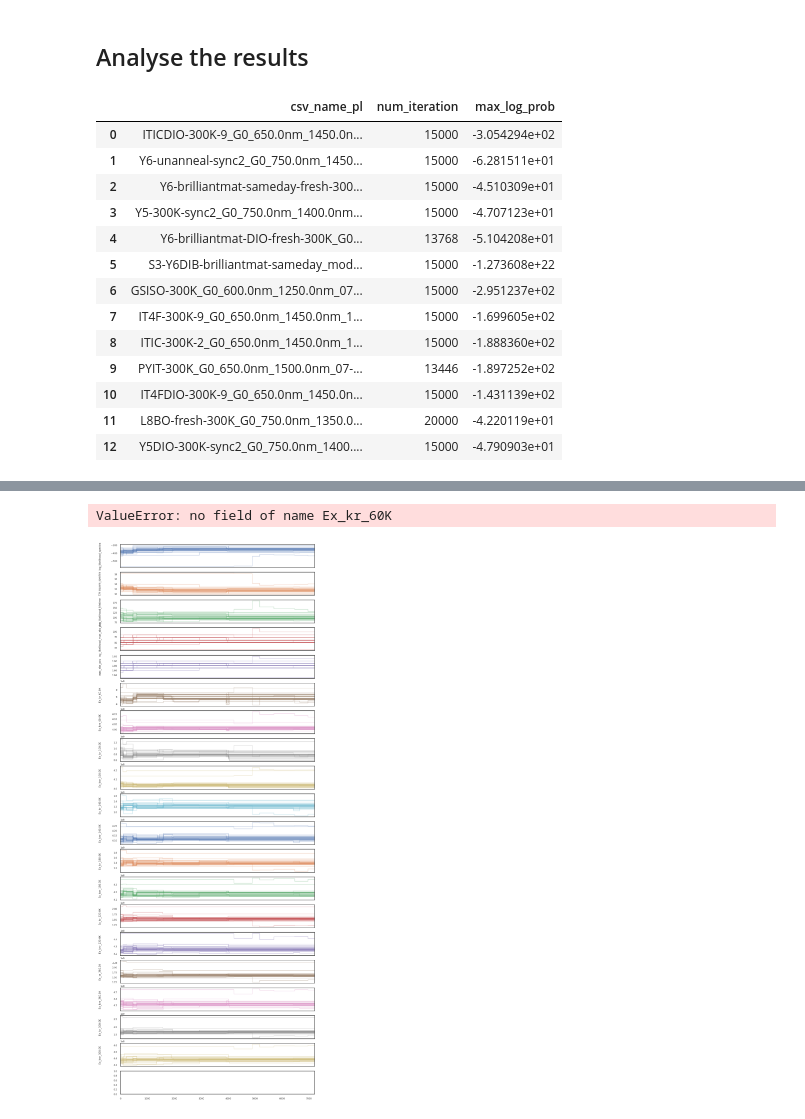
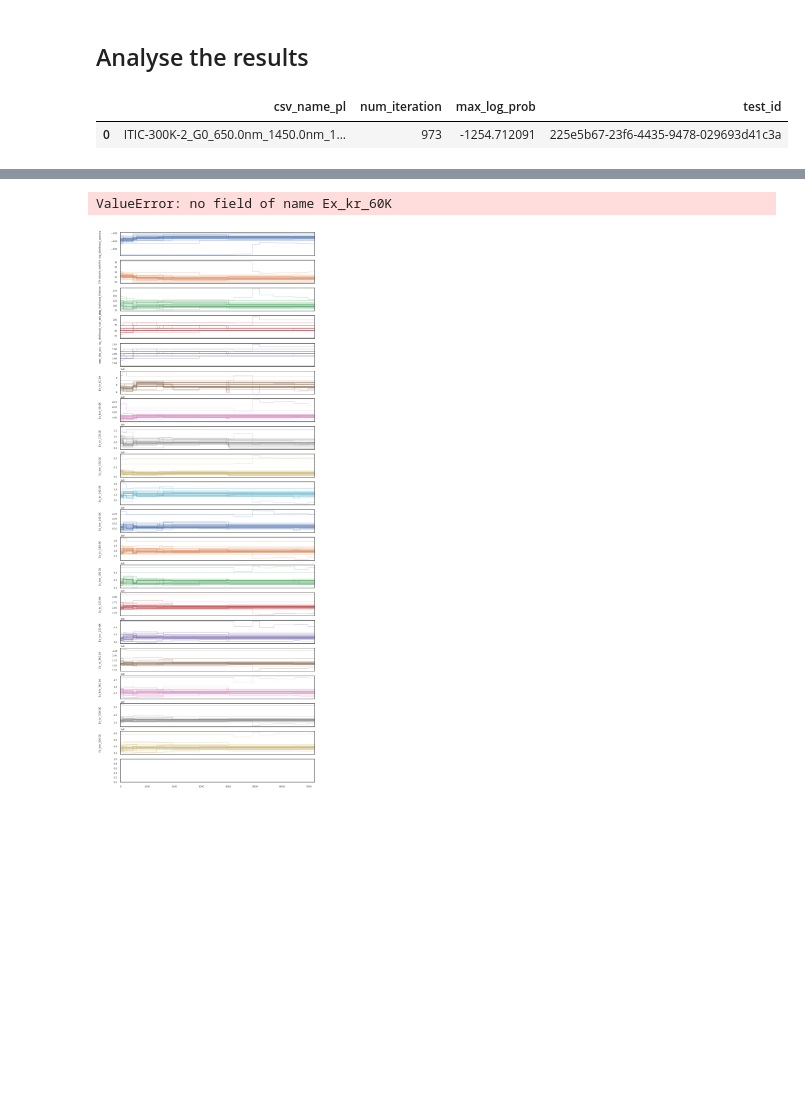
Before and after one commit to mohammedazzouzi15/pl_temp_fit, a Jupyter notebook: notebook/2_analyse_sampling_output_PL.ipynb, the cells around one changed output, grey strips where cells are left out. Drawn from its saved outputs; the diff is of its cells as text; code cells hidden in the pictures; blank space fills up the shorter version.

```diff
--- a/notebook/2_analyse_sampling_output_PL.ipynb
+++ b/notebook/2_analyse_sampling_output_PL.ipynb
@@ -28,10 +28,10 @@ sns.set_theme(
 os.chdir("..")
 # access the right directory
 # %%
-databse_path = Path("fit_experimental_emcee_pl/fit_data_base/allLifetimes")
-databse_path = Path("/run/user/1000/gvfs/sftp:host=lcmdlc3.epfl.ch,user=mazzouzi/home/mazzouzi/pl_temp_fit/fit_experimental_emcee_pl/fit_data_base/allLifetimes/")
+databse_path = Path("fit_experimental_emcee_pl/fit_data_base/sensitivity_2")
+#databse_path = Path("/run/user/1000/gvfs/sftp:host=lcmdlc3.epfl.ch,user=mazzouzi/home/mazzouzi/pl_temp_fit/fit_experimental_emcee_pl/fit_data_base/allLifetimes/")
 
-add_for_ssh = "/run/user/1000/gvfs/sftp:host=lcmdlc3.epfl.ch,user=mazzouzi/home/mazzouzi/pl_temp_fit/"#""
+add_for_ssh = ""#"/run/user/1000/gvfs/sftp:host=lcmdlc3.epfl.ch,user=mazzouzi/home/mazzouzi/pl_temp_fit/"#""
 json_files = list(databse_path.glob("*.json"))
 list_model_config = []
 for _id, json_file in enumerate(json_files):
@@ -56,45 +56,33 @@ for _id, json_file in enumerate(json_files):
                 continue
             if reader.iteration == 0:
                 print("empty file")
                 continue
             distribution = reader.get_chain(flat=True)
         except AttributeError:
             print("check if single core")
 
             reader = emcee.backends.HDFBackend(filename, name="single_core")
             if not reader.initialized:
                 print("empty file")
                 continue
             distribution = reader.get_chain(flat=True)
 
         true_parameters = list(np.mean(distribution, axis=0))
         model_config_save["mean"] = [f"{x:.3f}" for x in true_parameters]
         model_config_save["num_iteration"] = reader.iteration
         log_prob = reader.get_log_prob(flat=True)
         model_config_save["max_log_prob"] = np.max(log_prob)
         list_model_config.append(model_config_save)
 if len(list_model_config) == 0:
     print("no data")
 else:
     df_all = pd.DataFrame(list_model_config)
     df_all.sort_values(by="date", ascending=False, inplace=True)
 df_all["csv_name_pl"] = df_all["csv_name_pl"].apply(
     lambda x: x.split("/")[-1]
 )
 df_all[["csv_name_pl", "num_iteration", "max_log_prob","test_id"]]
 # %% [output]
-|  | csv_name_pl | num_iteration | max_log_prob |
-| 0 | ITICDIO-300K-9_G0_650.0nm_1450.0n... | 15000 | -3.054294e+02 |
-| 1 | Y6-unanneal-sync2_G0_750.0nm_1450... | 15000 | -6.281511e+01 |
-| 2 | Y6-brilliantmat-sameday-fresh-300... | 15000 | -4.510309e+01 |
-| 3 | Y5-300K-sync2_G0_750.0nm_1400.0nm... | 15000 | -4.707123e+01 |
-| 4 | Y6-brilliantmat-DIO-fresh-300K_G0... | 13768 | -5.104208e+01 |
-| 5 | S3-Y6DIB-brilliantmat-sameday_mod... | 15000 | -1.273608e+22 |
-| 6 | GSISO-300K_G0_600.0nm_1250.0nm_07... | 15000 | -2.951237e+02 |
-| 7 | IT4F-300K-9_G0_650.0nm_1450.0nm_1... | 15000 | -1.699605e+02 |
-| 8 | ITIC-300K-2_G0_650.0nm_1450.0nm_1... | 15000 | -1.888360e+02 |
-| 9 | PYIT-300K_G0_650.0nm_1500.0nm_07-... | 13446 | -1.897252e+02 |
-| 10 | IT4FDIO-300K-9_G0_650.0nm_1450.0n... | 15000 | -1.431139e+02 |
-| 11 | L8BO-fresh-300K_G0_750.0nm_1350.0... | 20000 | -4.220119e+01 |
-| 12 | Y5DIO-300K-sync2_G0_750.0nm_1400.... | 15000 | -4.790903e+01 |
+|  | csv_name_pl | num_iteration | max_log_prob | test_id |
+| 0 | ITIC-300K-2_G0_650.0nm_1450.0nm_1... | 973 | -1254.712091 | 225e5b67-23f6-4435-9478-029693d41c3a |
 # %%
```
Also changed, not shown: parts of 8 cells of this notebook, 9 other files.
